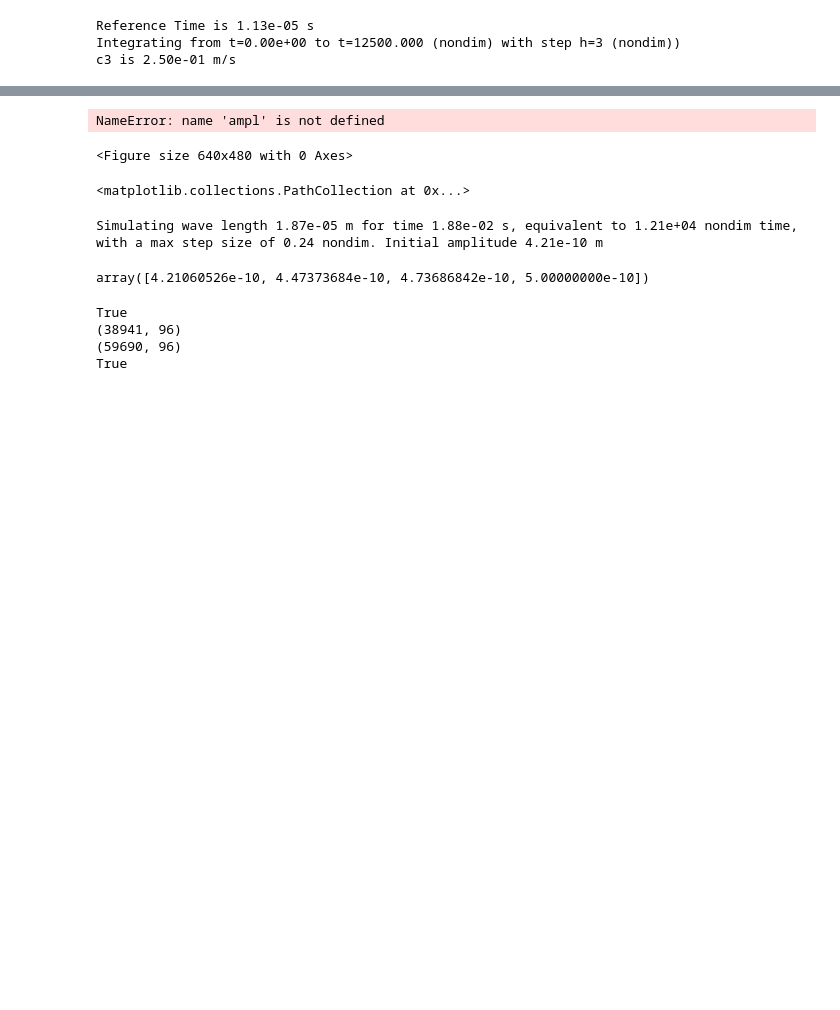
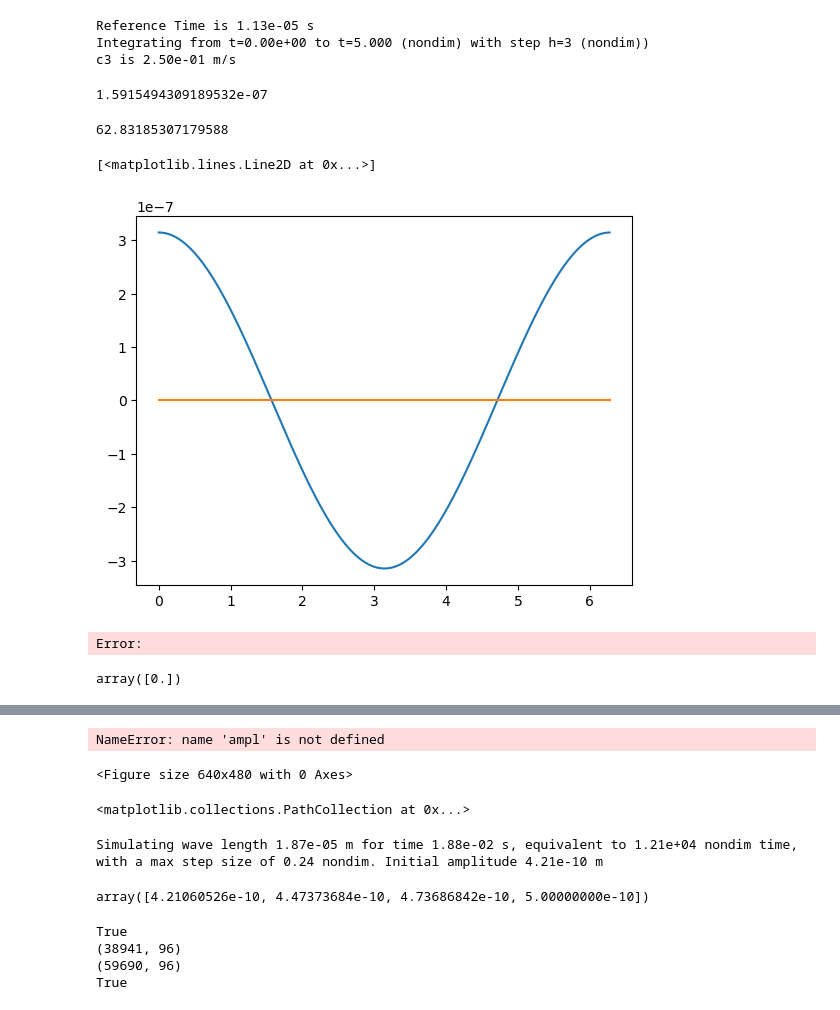
Before and after one commit to Bouwmeester-Lab/superfluid-dynamics, a Jupyter notebook: CuSuperHelium/Python/example.ipynb, the cells around one changed output, grey strips where cells are left out. Saved outputs shown, nothing was run; the diff lists cells and outputs as text; code cells hidden in the pictures; blank space fills up the shorter version.

```diff
--- a/CuSuperHelium/Python/example.ipynb
+++ b/CuSuperHelium/Python/example.ipynb
@@ -16,7 +16,7 @@ import os
 alpha_hammaker = 2.6e-24
 
 
-N = 32
+N = 1024
 def rhs_func(t, y, L = 1e-6, depth = 15e-9):
         local_x = y[:N]
         local_ampl = y[N:2*N]
@@ -129,11 +129,65 @@ def loadSimulationFile(filename):
 print(f"Reference Time is {_t0:.2e} s")
 
 t0 = 0.0
-t1 = 25 * 500
+t1 = 5
 h = 3
 print(f"Integrating from t={t0:.2e} to t={t1:.3f} (nondim) with step h={h} (nondim))")
 print(f"c3 is {speed:.2e} m/s")
 # %% [output]
 Reference Time is 1.13e-05 s
-Integrating from t=0.00e+00 to t=12500.000 (nondim) with step h=3 (nondim))
+Integrating from t=0.00e+00 to t=5.000 (nondim) with step h=3 (nondim))
 c3 is 2.50e-01 m/s
+# %%
+Y0 = setInitialY0(r, L, initial_amplitude)
+
+sim_props = rhs.CSimulationProperties(
+        L = 1e-6,
+        depth = 10e-6,
+        rho = 145,
+        kappa = 0,
+        use_expansions = False,
+        infinite_depth = False
+    )
+
+optomechanical_props = rhs.COptomechanicalProperties(
+    detuning = 0.0,
+    gamma = 1,
+    G = -15,
+    Tau = 1000,
+    max_intensity = 0.1,
+    initial_time = 0.0,
+    location_x0_mode = 3.1415,
+    sigma_optical_mode = 0.8)
+rk4_props = rhs.CRK4Options(
+    timeStep = 0.01,
+    t0 = t0,
+    t1 = t1,
+    returnTrajectory = True,
+)
+
+
+# res, T_new, Y_new  = simManager.integrate_optomechanical_problem(Y0, sim_props, optomechanical_props, rk4_props)
+# %%
+L = 1e-6
+L0 = L / (2.0 * np.pi)
+
+print(L0)
+
+10e-6 / L0
+# %% [output]
+1.5915494309189532e-07
+62.83185307179588
+# %%
+Y0[2*N:3*N] = 0.0
+
+x = Y0[:N]
+y = Y0[N:2*N]
+phi = Y0[2*N:3*N]
+
+
+
+plt.plot(x, y)
+plt.plot(x, phi)
+# %% [output]
+[<matplotlib.lines.Line2D at 0x...>]
+[figure, added]
@@ -140 +201,11 @@ c3 is 2.50e-01 m/s
+# %%
+res, T_new, Y_new = simManager.integrate_optomechanical_problem(Y0, sim_props, optomechanical_props, rk4_props)
+# %% [output]
+Error:
+# %%
+import matplotlib.pyplot as plt
+
+T_new
+# %% [output]
+array([0.])
 # %%
```
Also changed, not shown: parts of 4 cells of this notebook, 5 other files.
